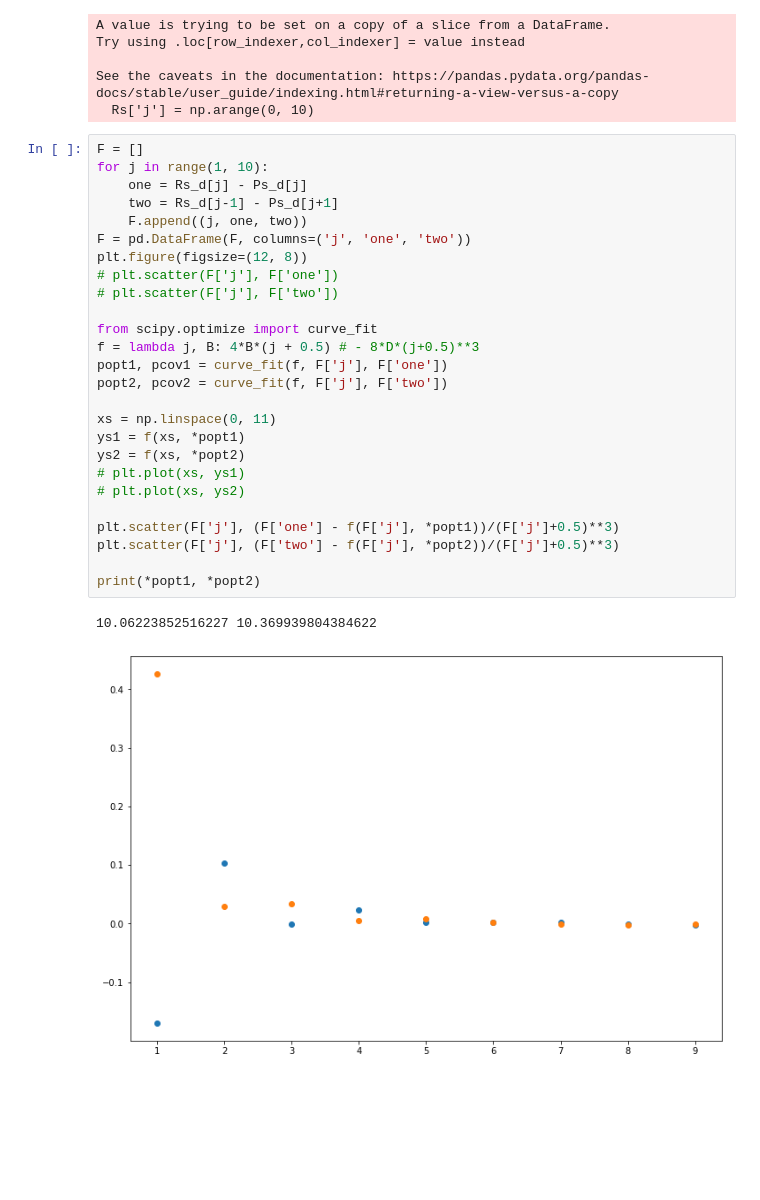
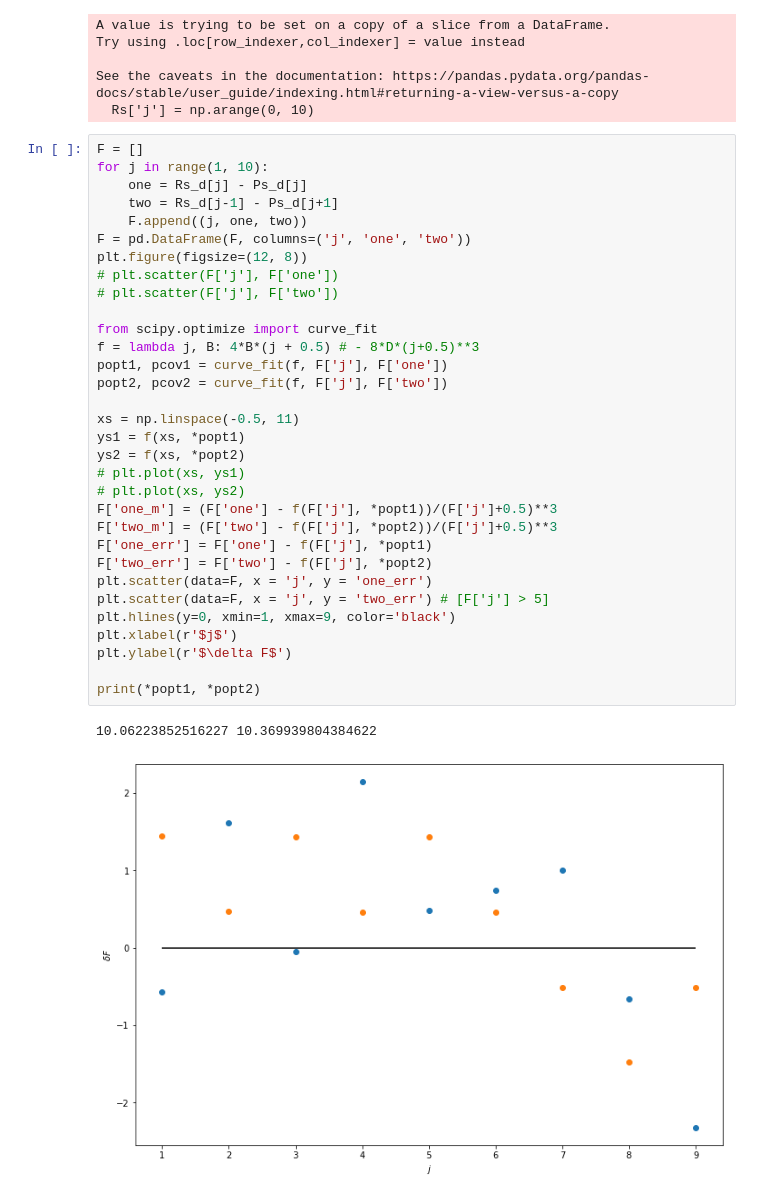
Before and after one commit to Redencon/Lapki, a Jupyter notebook: FTIR.ipynb, the cells around one changed output. Saved outputs shown, nothing was run; the diff lists cells and outputs as text; blank space fills up the shorter version.

```diff
--- a/FTIR.ipynb
+++ b/FTIR.ipynb
@@ -108,29 +133,35 @@ See the caveats in the documentation: https://pandas.pydata.org/pandas-docs/stab
 # %%
 F = []
 for j in range(1, 10):
     one = Rs_d[j] - Ps_d[j]
     two = Rs_d[j-1] - Ps_d[j+1]
     F.append((j, one, two))
 F = pd.DataFrame(F, columns=('j', 'one', 'two'))
 plt.figure(figsize=(12, 8))
 # plt.scatter(F['j'], F['one'])
 # plt.scatter(F['j'], F['two'])
 
 from scipy.optimize import curve_fit
 f = lambda j, B: 4*B*(j + 0.5) # - 8*D*(j+0.5)**3
 popt1, pcov1 = curve_fit(f, F['j'], F['one'])
 popt2, pcov2 = curve_fit(f, F['j'], F['two'])
 
-xs = np.linspace(0, 11)
+xs = np.linspace(-0.5, 11)
 ys1 = f(xs, *popt1)
 ys2 = f(xs, *popt2)
 # plt.plot(xs, ys1)
 # plt.plot(xs, ys2)
-
-plt.scatter(F['j'], (F['one'] - f(F['j'], *popt1))/(F['j']+0.5)**3)
-plt.scatter(F['j'], (F['two'] - f(F['j'], *popt2))/(F['j']+0.5)**3)
+F['one_m'] = (F['one'] - f(F['j'], *popt1))/(F['j']+0.5)**3
+F['two_m'] = (F['two'] - f(F['j'], *popt2))/(F['j']+0.5)**3
+F['one_err'] = F['one'] - f(F['j'], *popt1)
+F['two_err'] = F['two'] - f(F['j'], *popt2)
+plt.scatter(data=F, x = 'j', y = 'one_err')
+plt.scatter(data=F, x = 'j', y = 'two_err') # [F['j'] > 5]
+plt.hlines(y=0, xmin=1, xmax=9, color='black')
+plt.xlabel(r'$j$')
+plt.ylabel(r'$\delta F$')
 
 print(*popt1, *popt2)
 # %% [output]
 10.06223852516227 10.369939804384622
-[figure, old version]
+[figure, new version]
```
Also changed, not shown: parts of 9 cells of this notebook.
